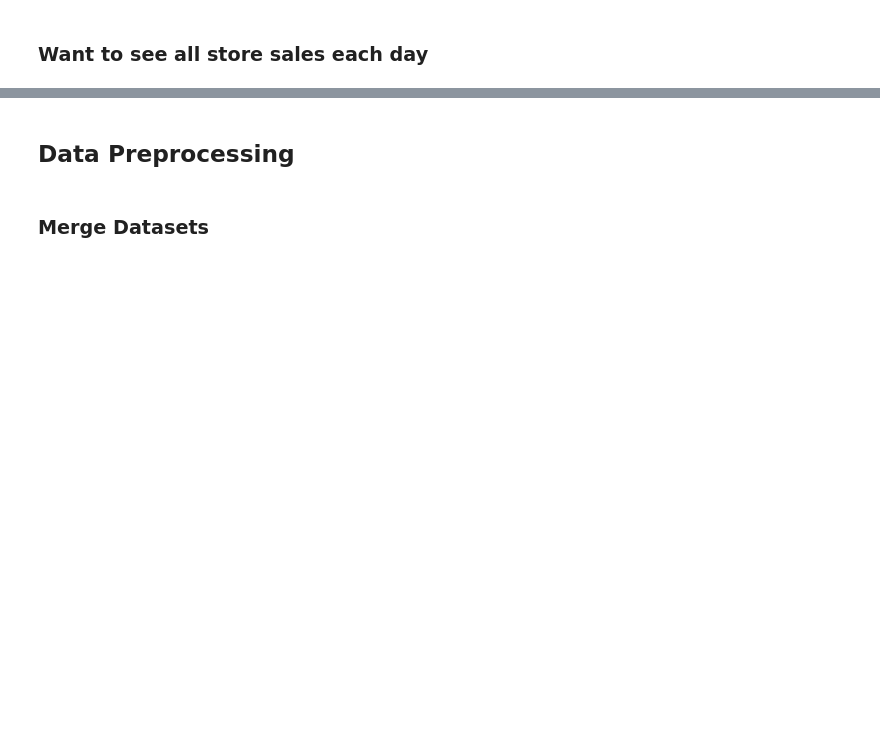
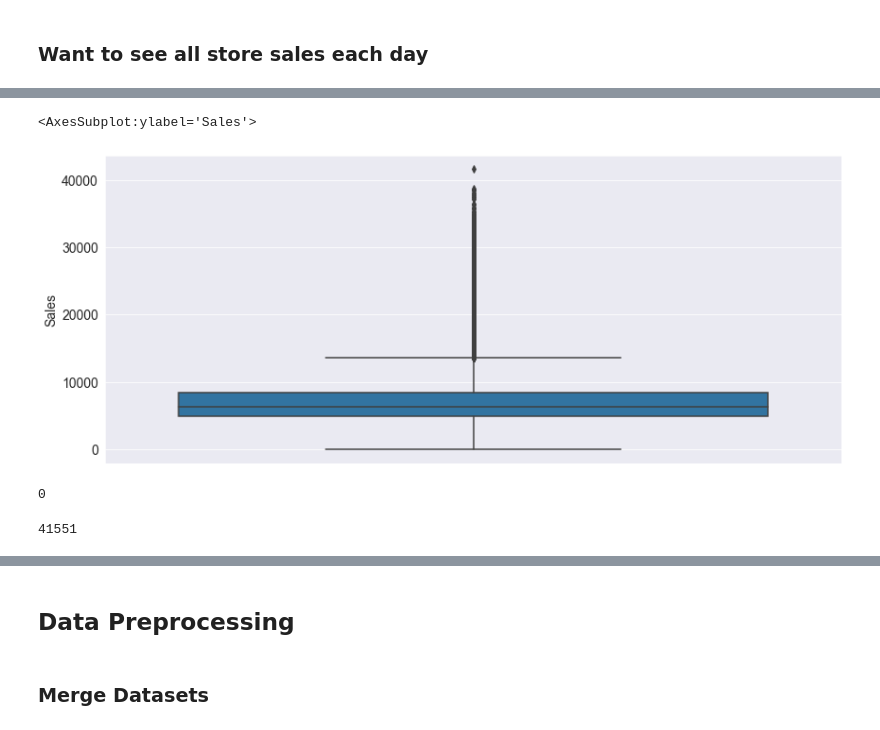
Before and after one commit to daraneeS/REGRESSION-XGBoost_Retail_Sales_Predict, a Jupyter notebook: Rossman_Store_Sale.ipynb, the cells around one changed output, grey strips where cells are left out. Drawn from its saved outputs; the diff is of its cells as text; code cells hidden in the pictures; blank space fills up the shorter version.

```diff
--- a/Rossman_Store_Sale.ipynb
+++ b/Rossman_Store_Sale.ipynb
@@ -104,6 +104,17 @@ max(test_df["Date"])
 - About 1.5 months (48 days) for test_df
 # %% [markdown]
 ## Exploratory Data Analysis
+# %%
+import matplotlib
+import matplotlib.pyplot as plt
+%matplotlib inline
+matplotlib.rcParams["font.size"]=14
+matplotlib.rcParams["figure.figsize"]= (14,6)
+matplotlib.rcParams["figure.facecolor"]="#00000000"
+
+import seaborn as sns
+sns.set_style("darkgrid")
+import plotly.express as px
 # %%
 ross_df_viz = ross_df.copy()
 # %%
@@ -191,0 +163,2 @@ ross_df_viz
+# %%
+Open_1 = ross_df_viz["Open"]==1
@@ -191,0 +179,13 @@ ross_df_viz
+# %%
+sns.boxplot(data=ross_df_viz[Open_1], y="Sales" )
+# %% [output]
+<AxesSubplot:ylabel='Sales'>
+[figure, added]
+# %%
+ross_df_viz[Open_1]["Sales"].min()
+# %% [output]
+0
+# %%
+ross_df_viz[Open_1]["Sales"].max()
+# %% [output]
+41551
```
Also changed, not shown: parts of 10 cells of this notebook.
